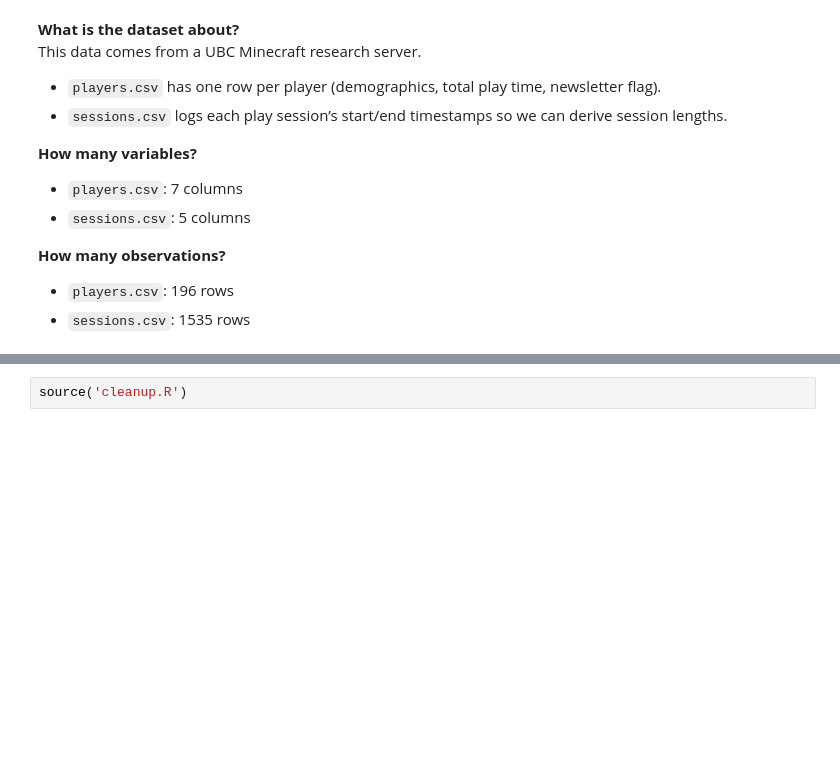
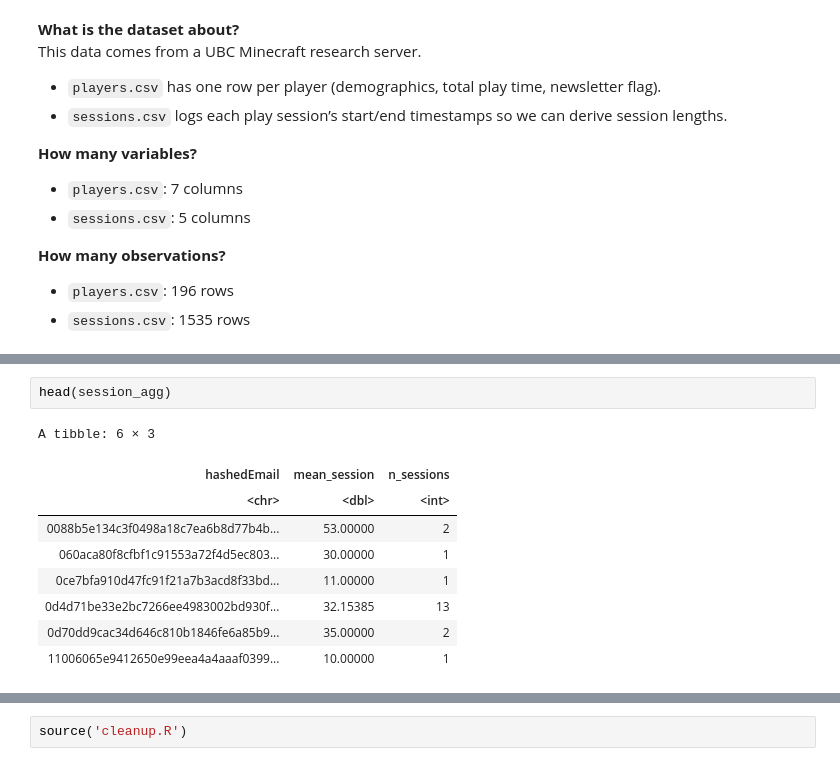
Before and after one commit to smirsham/DSCI-100-Project, a Jupyter notebook: Project_Code.ipynb, the cells around one changed output, grey strips where cells are left out. Drawn from its saved outputs; the diff is of its cells as text; blank space fills up the shorter version.

```diff
--- a/Project_Code.ipynb
+++ b/Project_Code.ipynb
@@ -103,0 +147,12 @@ This data comes from a UBC Minecraft research server.
+# %%
+head(session_agg)
+# %% [output]
+A tibble: 6 × 3
+| hashedEmail | mean_session | n_sessions |
+| <chr> | <dbl> | <int> |
+| 0088b5e134c3f0498a18c7ea6b8d77b4b... | 53.00000 | 2 |
+| 060aca80f8cfbf1c91553a72f4d5ec803... | 30.00000 | 1 |
+| 0ce7bfa910d47fc91f21a7b3acd8f33bd... | 11.00000 | 1 |
+| 0d4d71be33e2bc7266ee4983002bd930f... | 32.15385 | 13 |
+| 0d70dd9cac34d646c810b1846fe6a85b9... | 35.00000 | 2 |
+| 11006065e9412650e99eea4a4aaaf0399... | 10.00000 | 1 |
```
Also changed, not shown: parts of 10 cells of this notebook.
